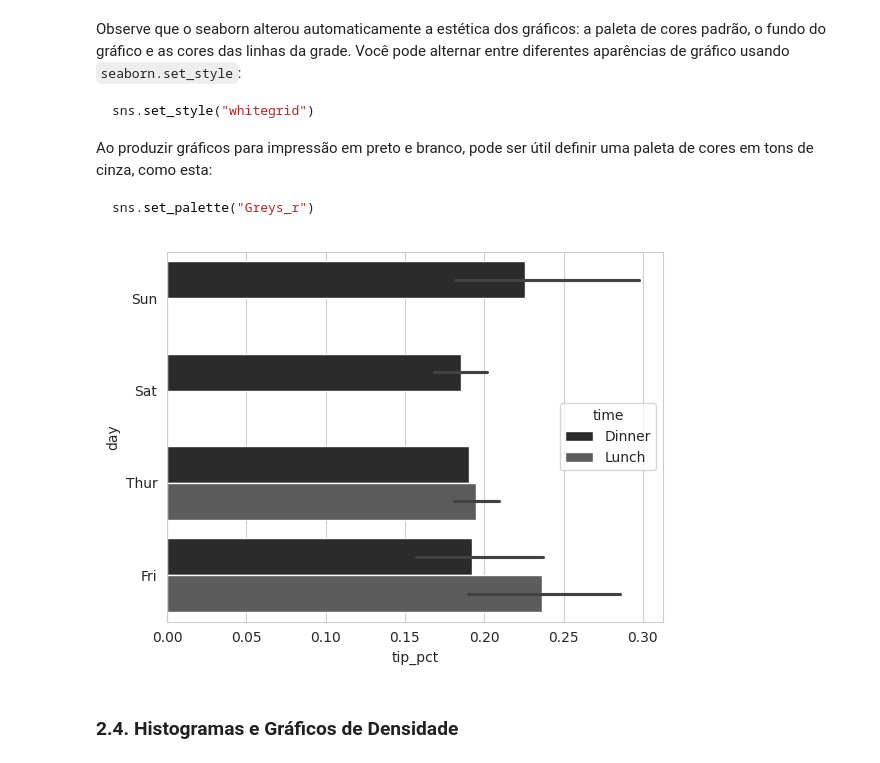
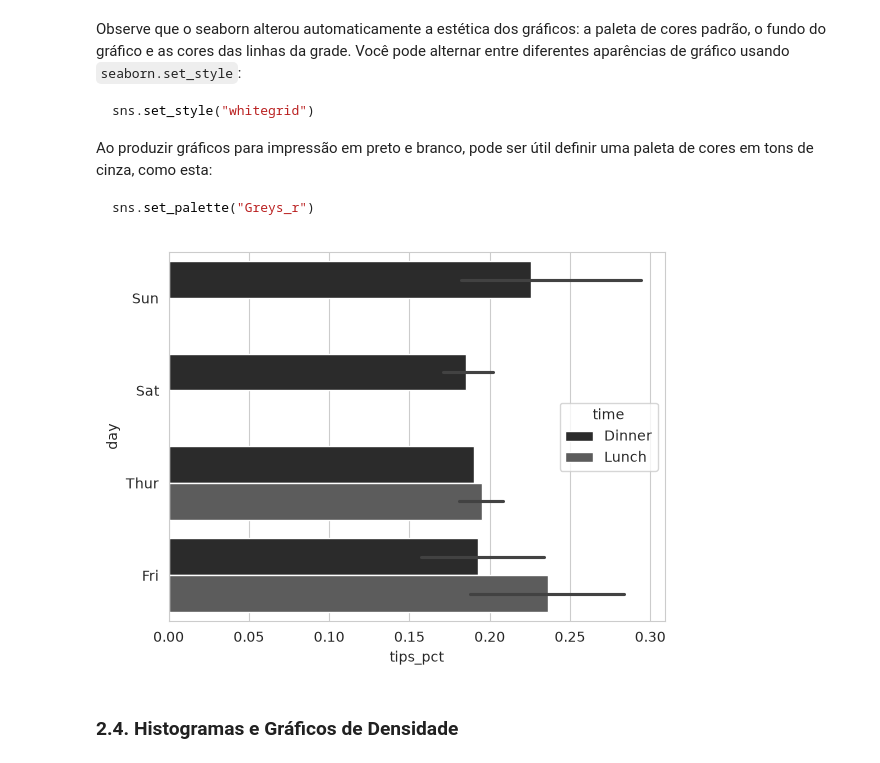
Before and after one commit to Somutt/revisao_py, a Jupyter notebook: 01_python_fundamentals/module06.ipynb, the cells around one changed output. Saved outputs shown, nothing was run; the diff lists cells and outputs as text; code cells hidden in the pictures.

````diff
--- a/01_python_fundamentals/module06.ipynb
+++ b/01_python_fundamentals/module06.ipynb
@@ -499,7 +518,8 @@ usando `value_counts`: `s.value_counts().plot.bar()`.
 
 Vamos analisar um conjunto de dados de exemplo sobre gorjetas em restaurantes. Suponha que queiramos criar um gráfico de barras empilhadas mostrando a porcentagem de pontos de dados para cada tamanho de grupo em cada dia. Carregamos os dados usando `read_csv` e criamos uma tabela de contingência por dia e tamanho do grupo. A função `pandas.crosstab` é uma maneira conveniente de calcular uma tabela de frequência simples a partir de duas colunas de um `DataFrame`:
 # %%
-tips = pd.read_csv("/home/samuelmalves/Documents/Dev/Python/CTE-IA/prog-ciencia-de-dados/aulas/examples/tips.csv")
+tips = pd.read_csv('./examples/tips.csv')
+
 tips.head()
 # %% [output]
 |  | total_bill | tip | smoker | day | time | size |
@@ -544,7 +575,7 @@ Como você pode ver, o tamanho das festas parece aumentar nos fins de semana nes
 
 Com dados que exigem agregação ou sumarização antes da criação de um gráfico, o uso do pacote `seaborn` pode simplificar bastante o processo. Vejamos agora a porcentagem de gorjetas por dia usando o `seaborn`:
 # %%
-import seaborn as sns
-tips["tip_pct"] = tips["tip"] / (tips["total_bill"] - tips["tip"])
+tips['tips_pct'] = tips['tip'] / (tips['total_bill'] - tips['tip'])
+
 tips.head()
 # %% [output]
@@ -579,11 +610,12 @@ Ao produzir gráficos para impressão em preto e branco, pode ser útil definir
 sns.set_palette("Greys_r")
 ```
 # %%
-sns.set_style("whitegrid")
-sns.set_palette("Greys_r")
-sns.barplot(x="tip_pct", y="day", hue="time", data=tips, orient="h");
+sns.set_style('whitegrid')
+sns.set_palette('Greys_r')
+
+sns.barplot(x='tips_pct', y='day', hue='time', data=tips, orient='h');
 # %% [output]
-[figure, old version]
+[figure, new version]
 # %% [markdown]
 ### 2.4. Histogramas e Gráficos de Densidade
 # %% [markdown]
````
Also changed, not shown: parts of 15 cells of this notebook, 2 other files.
